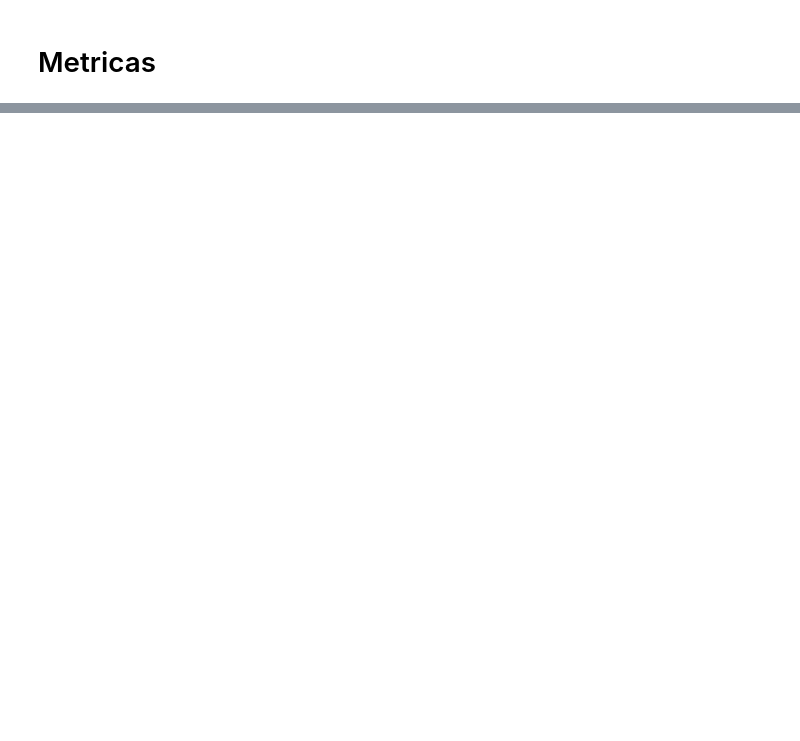
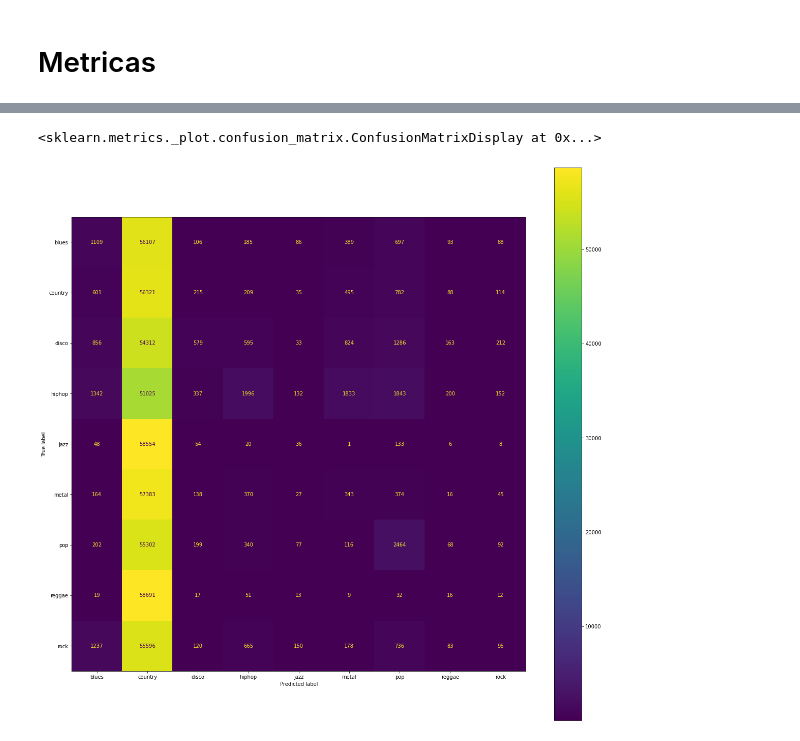
Before and after one commit to LuisParedes1/TP4, a Jupyter notebook: TP4.ipynb, the cells around one changed output, grey strips where cells are left out. Saved outputs shown, nothing was run; the diff lists cells and outputs as text; code cells hidden in the pictures; blank space fills up the shorter version.

```diff
--- a/TP4.ipynb
+++ b/TP4.ipynb
@@ -162,0 +239,5 @@ cross_val_score(forest_clf, X_train, y_train, cv=3, scoring="accuracy")
+# %%
+fig, ax = plt.subplots(figsize=(20, 20))
+
+plot_confusion_matrix(forest_clf, data_test, labels_test, ax=ax)
+# %% [output]
@@ -162,0 +247,2 @@ cross_val_score(forest_clf, X_train, y_train, cv=3, scoring="accuracy")
+<sklearn.metrics._plot.confusion_matrix.ConfusionMatrixDisplay at 0x...>
+[figure, added]
```
Also changed, not shown: parts of 36 cells of this notebook, 1 other file.
